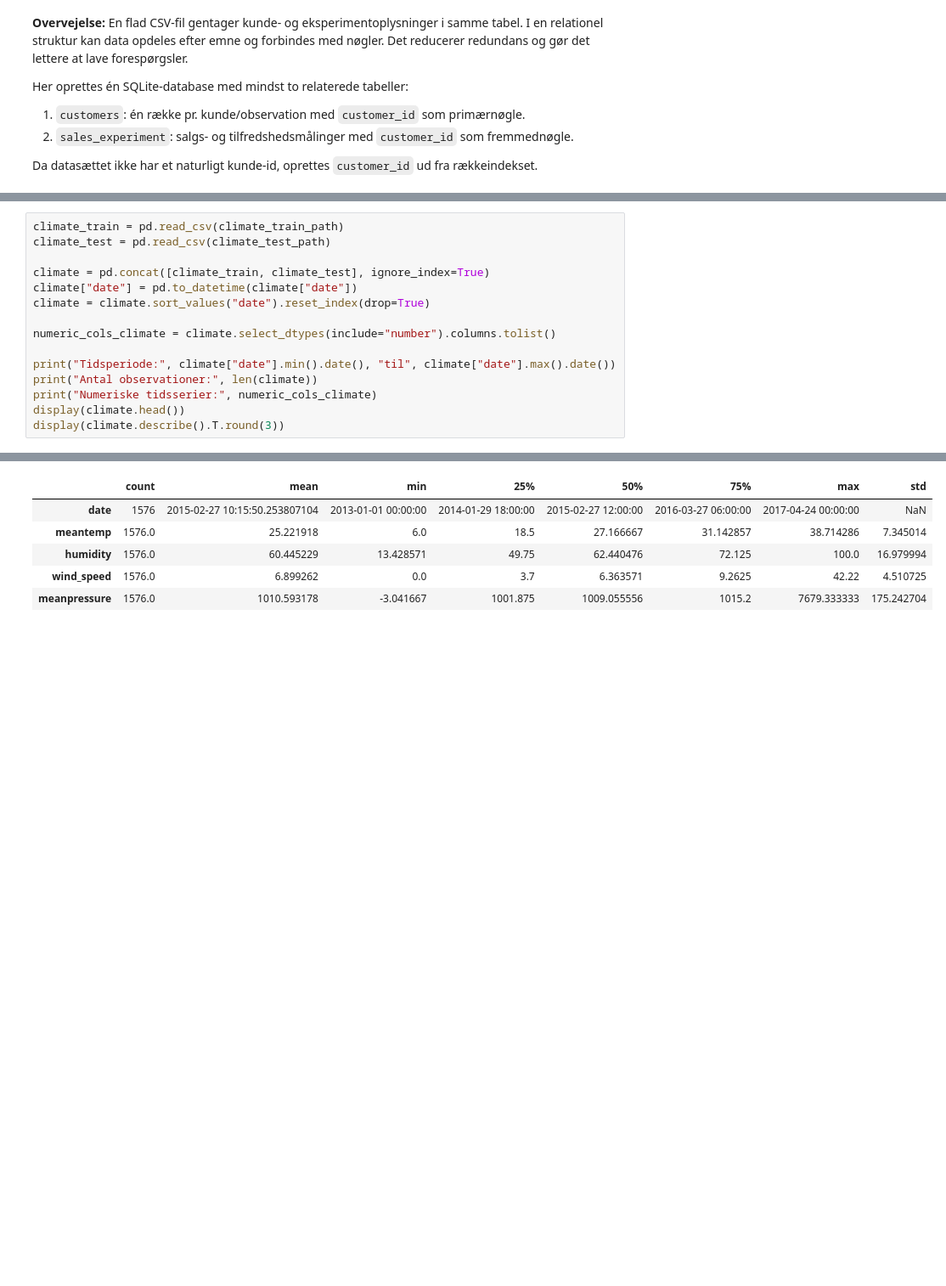
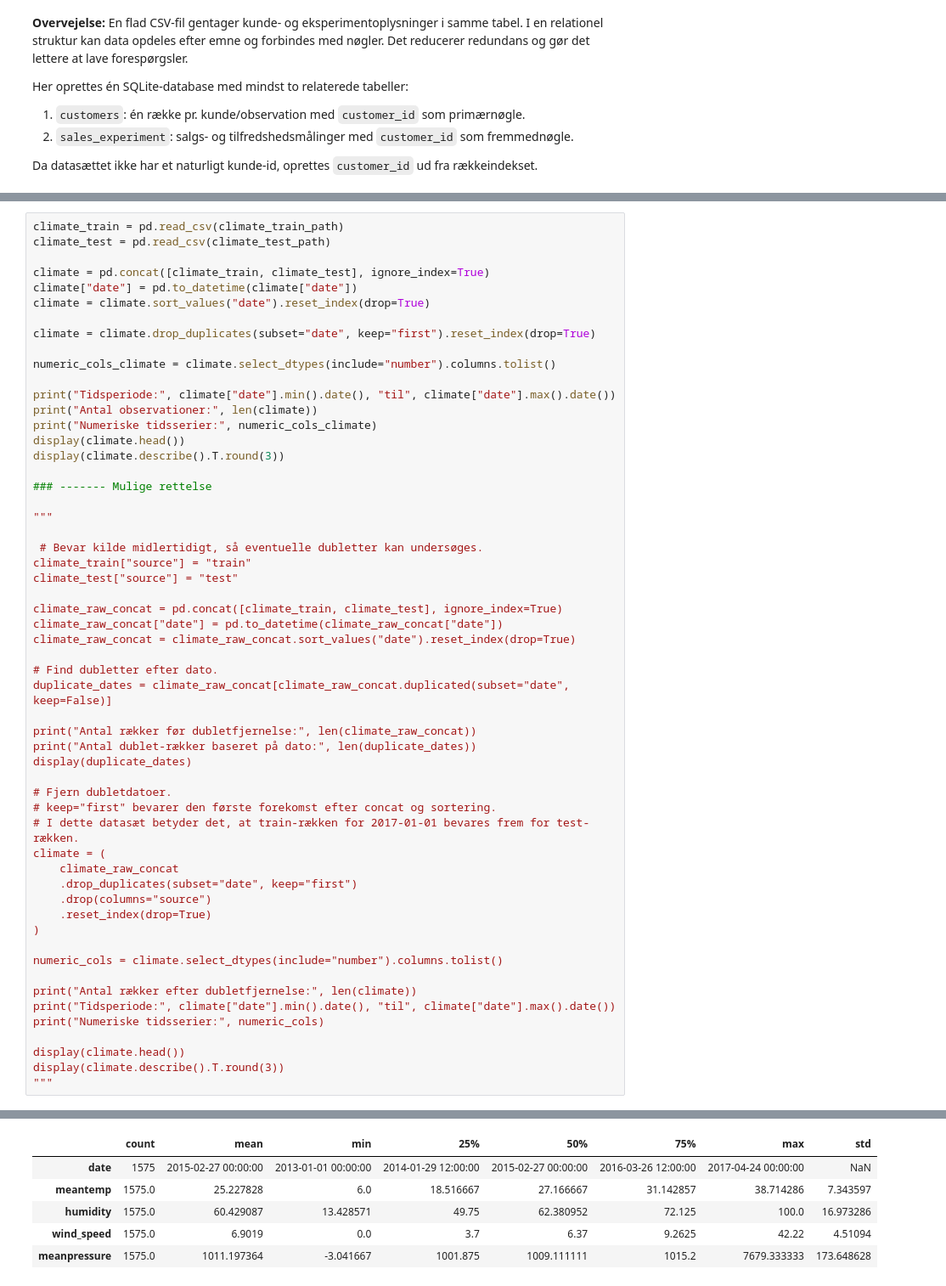
Before and after one commit to Ziabo1/AI-og-Data-Miniprojekt1, a Jupyter notebook: Samlet_miniprojekt_AI_og_Data.ipynb, the cells around one changed output, grey strips where cells are left out. Shown at 85% size. Saved outputs shown, nothing was run; the diff lists cells and outputs as text; blank space fills up the shorter version.

```diff
--- a/Samlet_miniprojekt_AI_og_Data.ipynb
+++ b/Samlet_miniprojekt_AI_og_Data.ipynb
@@ -786,6 +795,8 @@ climate = pd.concat([climate_train, climate_test], ignore_index=True)
 climate["date"] = pd.to_datetime(climate["date"])
 climate = climate.sort_values("date").reset_index(drop=True)
 
+climate = climate.drop_duplicates(subset="date", keep="first").reset_index(drop=True)
+
 numeric_cols_climate = climate.select_dtypes(include="number").columns.tolist()
 
 print("Tidsperiode:", climate["date"].min().date(), "til", climate["date"].max().date())
@@ -793,5 +804,44 @@ print("Antal observationer:", len(climate))
 print("Numeriske tidsserier:", numeric_cols_climate)
 display(climate.head())
 display(climate.describe().T.round(3))
+
+### ------- Mulige rettelse
+
+"""
+
+ # Bevar kilde midlertidigt, så eventuelle dubletter kan undersøges.
+climate_train["source"] = "train"
+climate_test["source"] = "test"
+
+climate_raw_concat = pd.concat([climate_train, climate_test], ignore_index=True)
+climate_raw_concat["date"] = pd.to_datetime(climate_raw_concat["date"])
+climate_raw_concat = climate_raw_concat.sort_values("date").reset_index(drop=True)
+
+# Find dubletter efter dato.
+duplicate_dates = climate_raw_concat[climate_raw_concat.duplicated(subset="date", keep=False)]
+
+print("Antal rækker før dubletfjernelse:", len(climate_raw_concat))
+print("Antal dublet-rækker baseret på dato:", len(duplicate_dates))
+display(duplicate_dates)
+
+# Fjern dubletdatoer.
+# keep="first" bevarer den første forekomst efter concat og sortering.
+# I dette datasæt betyder det, at train-rækken for 2017-01-01 bevares frem for test-rækken.
+climate = (
+    climate_raw_concat
+    .drop_duplicates(subset="date", keep="first")
+    .drop(columns="source")
+    .reset_index(drop=True)
+)
+
+numeric_cols = climate.select_dtypes(include="number").columns.tolist()
+
+print("Antal rækker efter dubletfjernelse:", len(climate))
+print("Tidsperiode:", climate["date"].min().date(), "til", climate["date"].max().date())
+print("Numeriske tidsserier:", numeric_cols)
+
+display(climate.head())
+display(climate.describe().T.round(3))
+"""
 # %% [output]
 Tidsperiode: 2013-01-01 til 2017-04-24
@@ -799,13 +849,13 @@ Antal observationer: 1576
 Numeriske tidsserier: ['meantemp', 'humidity', 'wind_speed', 'meanpressure']
 |  | date | meantemp | humidity | wind_speed | meanpressure |
 | 0 | 2013-01-01 | 10.000000 | 84.500000 | 0.000000 | 1015.666667 |
 | 1 | 2013-01-02 | 7.400000 | 92.000000 | 2.980000 | 1017.800000 |
 | 2 | 2013-01-03 | 7.166667 | 87.000000 | 4.633333 | 1018.666667 |
 | 3 | 2013-01-04 | 8.666667 | 71.333333 | 1.233333 | 1017.166667 |
 | 4 | 2013-01-05 | 6.000000 | 86.833333 | 3.700000 | 1016.500000 |
 |  | count | mean | min | 25% | 50% | 75% | max | std |
-| date | 1576 | 2015-02-27 10:15:50.253807104 | 2013-01-01 00:00:00 | 2014-01-29 18:00:00 | 2015-02-27 12:00:00 | 2016-03-27 06:00:00 | 2017-04-24 00:00:00 | NaN |
-| meantemp | 1576.0 | 25.221918 | 6.0 | 18.5 | 27.166667 | 31.142857 | 38.714286 | 7.345014 |
-| humidity | 1576.0 | 60.445229 | 13.428571 | 49.75 | 62.440476 | 72.125 | 100.0 | 16.979994 |
-| wind_speed | 1576.0 | 6.899262 | 0.0 | 3.7 | 6.363571 | 9.2625 | 42.22 | 4.510725 |
-| meanpressure | 1576.0 | 1010.593178 | -3.041667 | 1001.875 | 1009.055556 | 1015.2 | 7679.333333 | 175.242704 |
+| date | 1575 | 2015-02-27 00:00:00 | 2013-01-01 00:00:00 | 2014-01-29 12:00:00 | 2015-02-27 00:00:00 | 2016-03-26 12:00:00 | 2017-04-24 00:00:00 | NaN |
+| meantemp | 1575.0 | 25.227828 | 6.0 | 18.516667 | 27.166667 | 31.142857 | 38.714286 | 7.343597 |
+| humidity | 1575.0 | 60.429087 | 13.428571 | 49.75 | 62.380952 | 72.125 | 100.0 | 16.973286 |
+| wind_speed | 1575.0 | 6.9019 | 0.0 | 3.7 | 6.37 | 9.2625 | 42.22 | 4.51094 |
+| meanpressure | 1575.0 | 1011.197364 | -3.041667 | 1001.875 | 1009.111111 | 1015.2 | 7679.333333 | 173.648628 |
```
Also changed, not shown: parts of 13 cells of this notebook.
